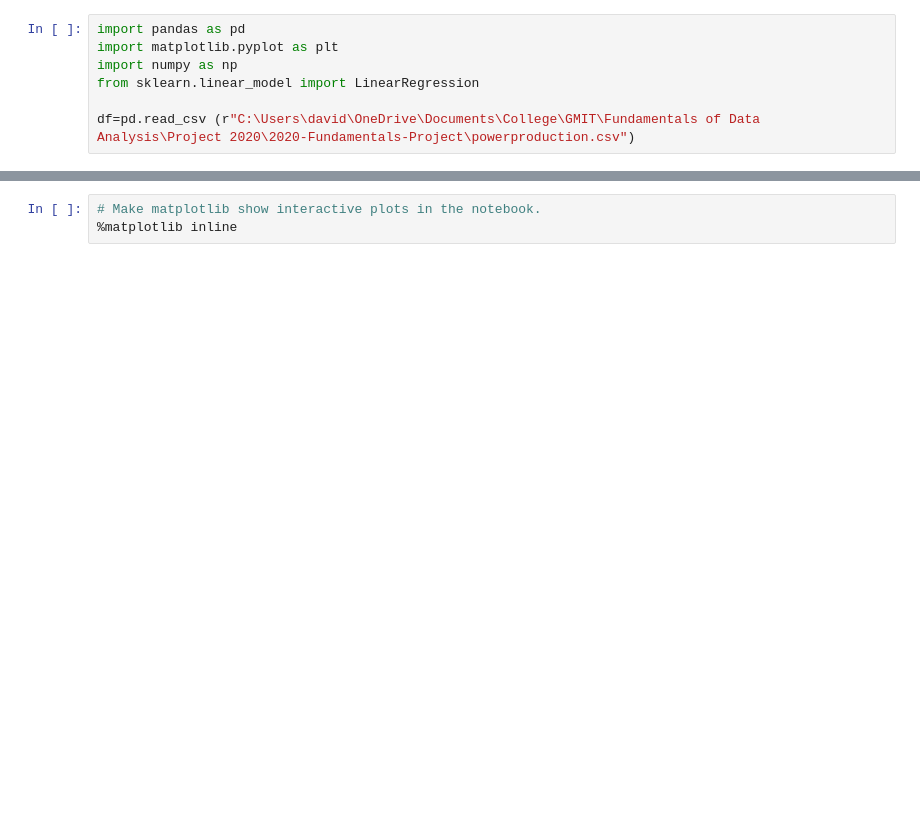
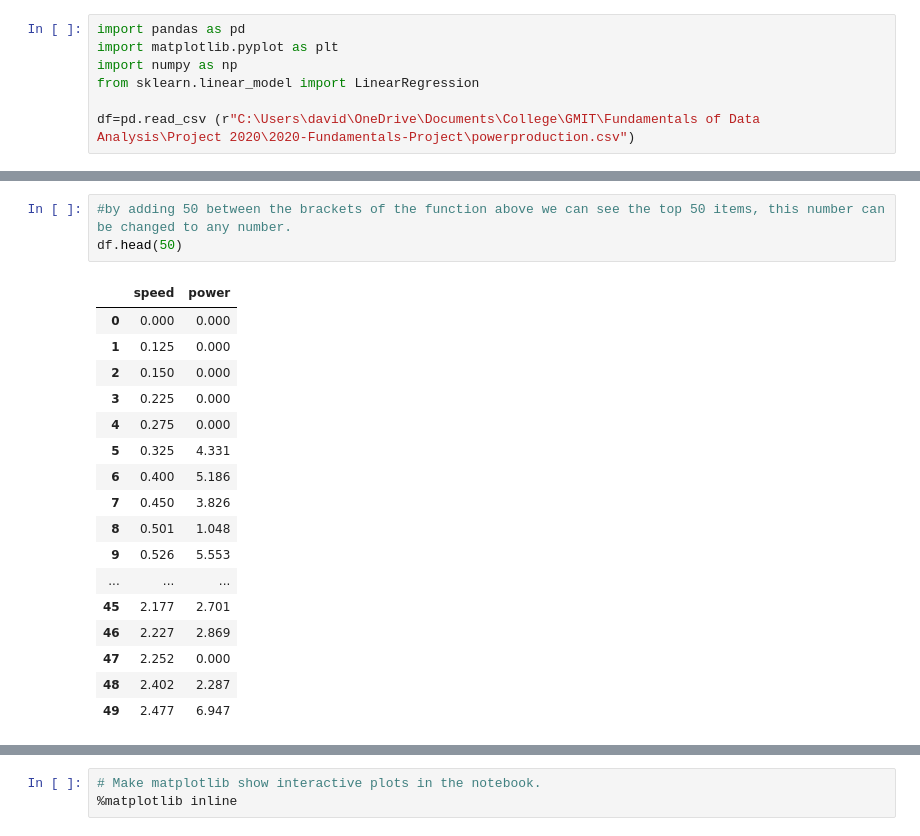
Before and after one commit to LauraBrogan/2020-Fundamentals-Project, a Jupyter notebook: 2020 Fundamentals Project.ipynb, the cells around one changed output, grey strips where cells are left out. Drawn from its saved outputs; the diff is of its cells as text; blank space fills up the shorter version.

```diff
--- a/2020 Fundamentals Project.ipynb
+++ b/2020 Fundamentals Project.ipynb
@@ -40,0 +23,21 @@ df.describe()
+# %%
+#by adding 50 between the brackets of the function above we can see the top 50 items, this number can be changed to any number.
+df.head(50)
+# %% [output]
+|  | speed | power |
+| 0 | 0.000 | 0.000 |
+| 1 | 0.125 | 0.000 |
+| 2 | 0.150 | 0.000 |
+| 3 | 0.225 | 0.000 |
+| 4 | 0.275 | 0.000 |
+| 5 | 0.325 | 4.331 |
+| 6 | 0.400 | 5.186 |
+| 7 | 0.450 | 3.826 |
+| 8 | 0.501 | 1.048 |
+| 9 | 0.526 | 5.553 |
+| ... | ... | ... |
+| 45 | 2.177 | 2.701 |
+| 46 | 2.227 | 2.869 |
+| 47 | 2.252 | 0.000 |
+| 48 | 2.402 | 2.287 |
+| 49 | 2.477 | 6.947 |
```
Also changed, not shown: parts of 17 cells of this notebook, 1 other file.
